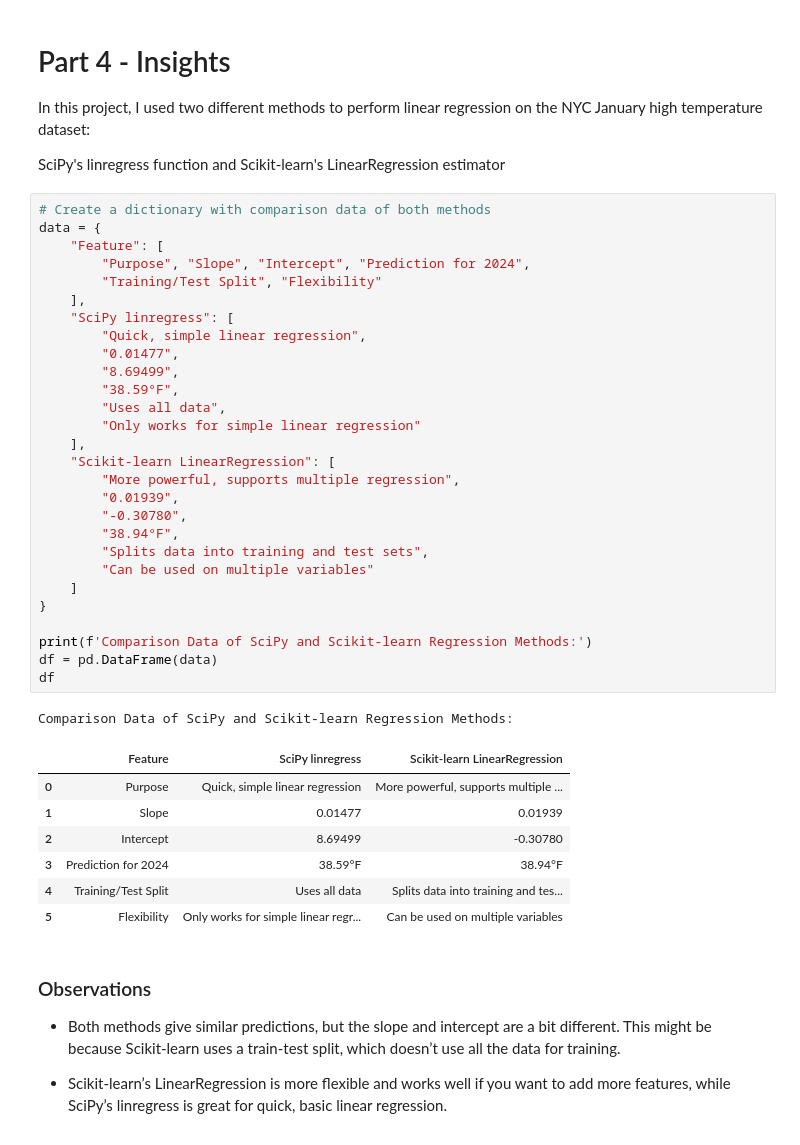
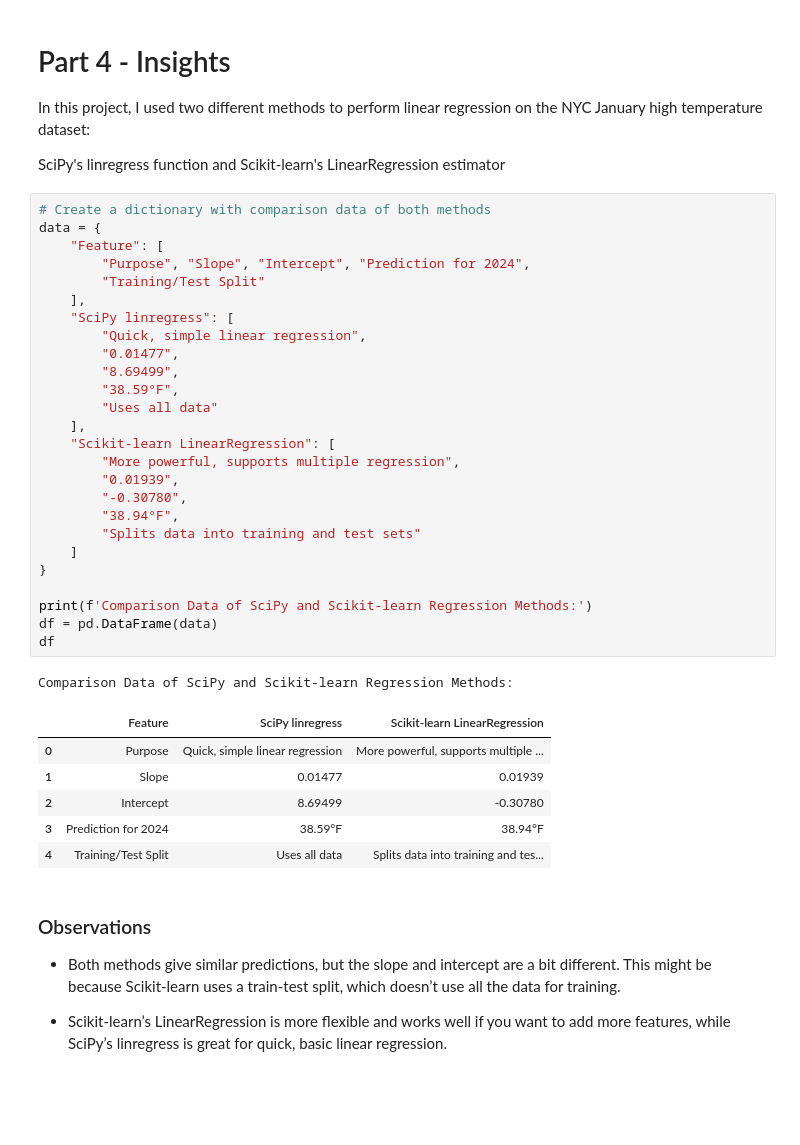
Before and after one commit to abeaderstadt/datafun-07-ml, a Jupyter notebook: beaderstadt_ml.ipynb, the cells around one changed output. Saved outputs shown, nothing was run; the diff lists cells and outputs as text; blank space fills up the shorter version.

```diff
--- a/beaderstadt_ml.ipynb
+++ b/beaderstadt_ml.ipynb
@@ -227,39 +227,36 @@ Scikit-learn's LinearRegression estimator
 # Create a dictionary with comparison data of both methods
 data = {
     "Feature": [
         "Purpose", "Slope", "Intercept", "Prediction for 2024",
-        "Training/Test Split", "Flexibility"
+        "Training/Test Split"
     ],
     "SciPy linregress": [
         "Quick, simple linear regression",
         "0.01477",
         "8.69499",
         "38.59°F",
-        "Uses all data",
-        "Only works for simple linear regression"
+        "Uses all data"
     ],
     "Scikit-learn LinearRegression": [
         "More powerful, supports multiple regression",
         "0.01939",
         "-0.30780",
         "38.94°F",
-        "Splits data into training and test sets",
-        "Can be used on multiple variables"
+        "Splits data into training and test sets"
     ]
 }
 
 print(f'Comparison Data of SciPy and Scikit-learn Regression Methods:')
 df = pd.DataFrame(data)
 df
 # %% [output]
 Comparison Data of SciPy and Scikit-learn Regression Methods:
 |  | Feature | SciPy linregress | Scikit-learn LinearRegression |
 | 0 | Purpose | Quick, simple linear regression | More powerful, supports multiple ... |
 | 1 | Slope | 0.01477 | 0.01939 |
 | 2 | Intercept | 8.69499 | -0.30780 |
 | 3 | Prediction for 2024 | 38.59°F | 38.94°F |
 | 4 | Training/Test Split | Uses all data | Splits data into training and tes... |
-| 5 | Flexibility | Only works for simple linear regr... | Can be used on multiple variables |
 # %% [markdown]
 ### Observations
 - Both methods give similar predictions, but the slope and intercept are a bit different. This might be because Scikit-learn uses a train-test split, which doesn’t use all the data for training.
```
